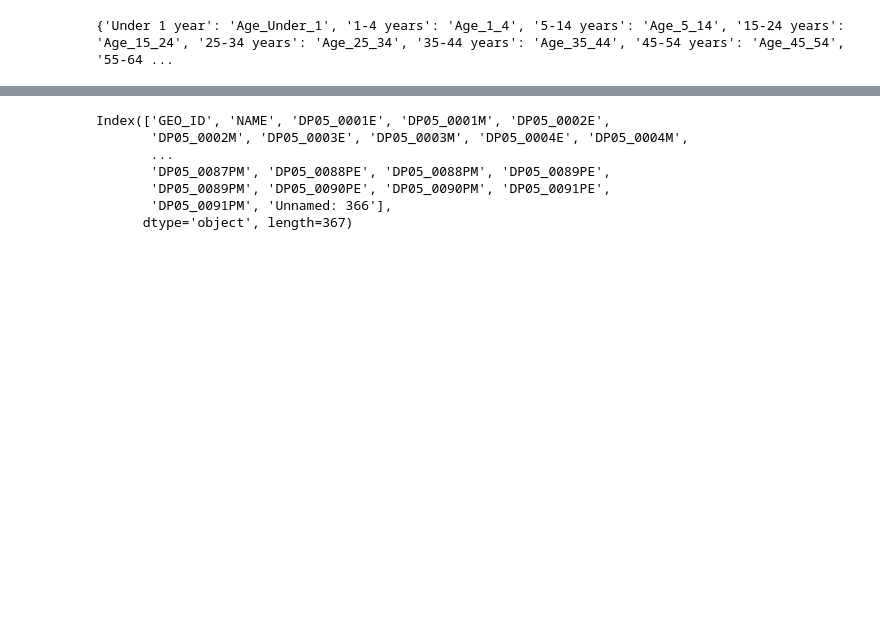
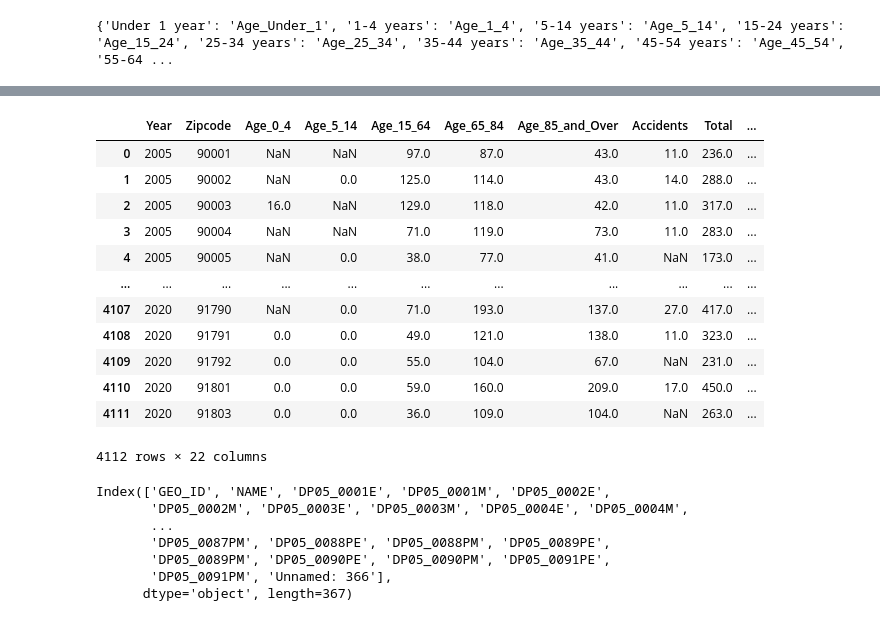
Before and after one commit to weikaylee/surf24_draft, a Jupyter notebook: analysis/scripts/mortality_health_data.ipynb, the cells around one changed output, grey strips where cells are left out. Drawn from its saved outputs; the diff is of its cells as text; code cells hidden in the pictures; blank space fills up the shorter version.

Commit message:
update age groups

```diff
--- a/analysis/scripts/mortality_health_data.ipynb
+++ b/analysis/scripts/mortality_health_data.ipynb
@@ -42,11 +42,10 @@ plt.show()
 
 # open up any csv
 ex_df = pd.read_csv(mortality_data[0])
-ex_grouped = ex_df.groupby(by="ZIP_Code", as_index=False).sum() # do any operation
-ex_zipcodes = ex_grouped["ZIP_Code"].astype("string")
+unique_zips = list(map(str, ex_df.ZIP_Code.unique()))
 
 # plot these zipcodes
-zips_to_plot = zipcodes[zipcodes["ZIPCODE"].isin(ex_zipcodes.to_list())]
+zips_to_plot = zipcodes[zipcodes["ZIPCODE"].isin(unique_zips)]
 print(zips_to_plot.shape) # all zipcodes are covered! yayay
 zips_to_plot.plot()
 plt.show()
@@ -54,13 +53,12 @@ plt.show()
 (257, 2)
 [figure]
 # %%
-# check if zipcodes are same across files
+# check if zipcodes are same across files (yes)
 for data in mortality_data:
     df = pd.read_csv(data)
-    df_grouped = df.groupby(by="ZIP_Code", as_index=False).sum() # do any operation
-    df_zips = df_grouped["ZIP_Code"].astype("string")
+    zips = list(map(str, df.ZIP_Code.unique()))
 
-    if (not df_zips.equals(ex_zipcodes)):
+    if (zips != unique_zips):
         raise Exception(f"{data} has dif zipcodes")
 # %%
 # wanted colnames
@@ -136,0 +124,7 @@ counts_df.head()
+# %%
+# reorder age columns
+counts_grouped = pd.DataFrame(counts_df)
+counts_grouped.insert(2, "Age_Under_1", counts_grouped.pop("Age_Under_1"))
+counts_grouped.insert(4, "Age_5_14", counts_grouped.pop("Age_5_14"))
+
+counts_grouped.head()
@@ -137,3 +139,32 @@ counts_df.head()
+# %%
+counts_grouped["Age_0_4"] = counts_grouped.loc[:, "Age_Under_1":"Age_1_4"].sum(axis=1, min_count=1) # must have at least 1 entry, else use na
+counts_grouped = counts_grouped.drop(counts_grouped.loc[:, "Age_Under_1":"Age_1_4"], axis=1)
+
+counts_grouped["Age_15_64"] = counts_grouped.loc[:, "Age_15_24":"Age_55_64"].sum(axis=1, min_count=1) # must have at least 1 entry, else use na
+counts_grouped = counts_grouped.drop(counts_grouped.loc[:, "Age_15_24":"Age_55_64"], axis=1)
+
+counts_grouped["Age_65_84"] = counts_grouped.loc[:, "Age_65_74":"Age_75_84"].sum(axis=1, min_count=1) # must have at least 1 entry, else use na
+counts_grouped = counts_grouped.drop(counts_grouped.loc[:, "Age_65_74":"Age_75_84"], axis=1)
+# %%
+# reorder age groups
+counts_grouped.insert(2, "Age_0_4", counts_grouped.pop("Age_0_4"))
+counts_grouped.insert(4, "Age_15_64", counts_grouped.pop("Age_15_64"))
+counts_grouped.insert(5, "Age_65_84", counts_grouped.pop("Age_65_84"))
+counts_grouped.head()
+# %% [output]
+|  | Year | Zipcode | Age_0_4 | Age_5_14 | Age_15_64 | Age_65_84 | Age_85_and_Over | Accidents | Total | ... |
+| 0 | 2005 | 90001 | NaN | NaN | 97.0 | 87.0 | 43.0 | 11.0 | 236.0 | ... |
+| 1 | 2005 | 90002 | NaN | 0.0 | 125.0 | 114.0 | 43.0 | 14.0 | 288.0 | ... |
+| 2 | 2005 | 90003 | 16.0 | NaN | 129.0 | 118.0 | 42.0 | 11.0 | 317.0 | ... |
+| 3 | 2005 | 90004 | NaN | NaN | 71.0 | 119.0 | 73.0 | 11.0 | 283.0 | ... |
+| 4 | 2005 | 90005 | NaN | 0.0 | 38.0 | 77.0 | 41.0 | NaN | 173.0 | ... |
+| ... | ... | ... | ... | ... | ... | ... | ... | ... | ... | ... |
+| 4107 | 2020 | 91790 | NaN | 0.0 | 71.0 | 193.0 | 137.0 | 27.0 | 417.0 | ... |
+| 4108 | 2020 | 91791 | 0.0 | 0.0 | 49.0 | 121.0 | 138.0 | 11.0 | 323.0 | ... |
+| 4109 | 2020 | 91792 | 0.0 | 0.0 | 55.0 | 104.0 | 67.0 | NaN | 231.0 | ... |
+| 4110 | 2020 | 91801 | 0.0 | 0.0 | 59.0 | 160.0 | 209.0 | 17.0 | 450.0 | ... |
+| 4111 | 2020 | 91803 | 0.0 | 0.0 | 36.0 | 109.0 | 104.0 | NaN | 263.0 | ... |
+4112 rows × 22 columns
 # %%
 # save counts df
 out_dir = os.path.join("..", "processed", "health_data")
```
Also changed, not shown: parts of 5 cells of this notebook.
